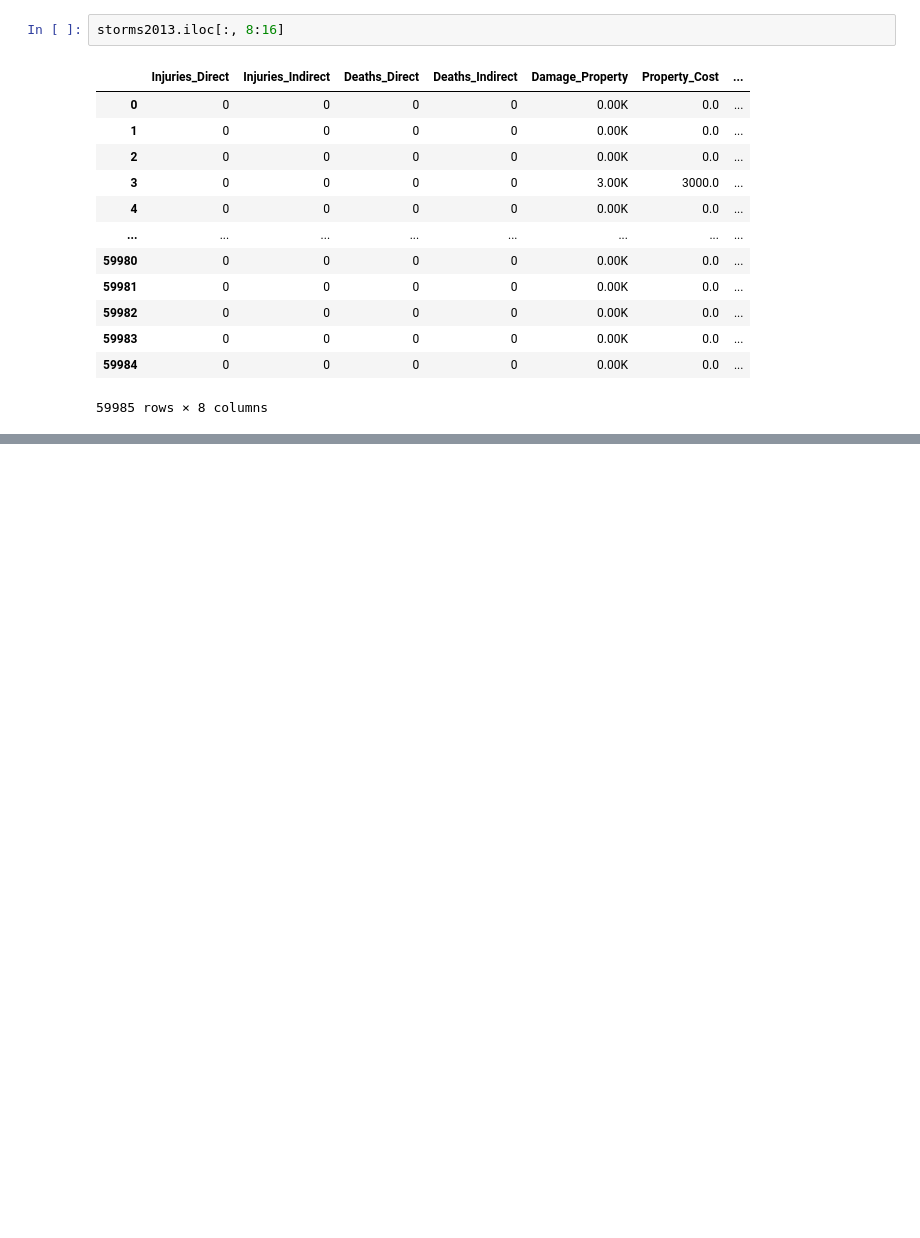
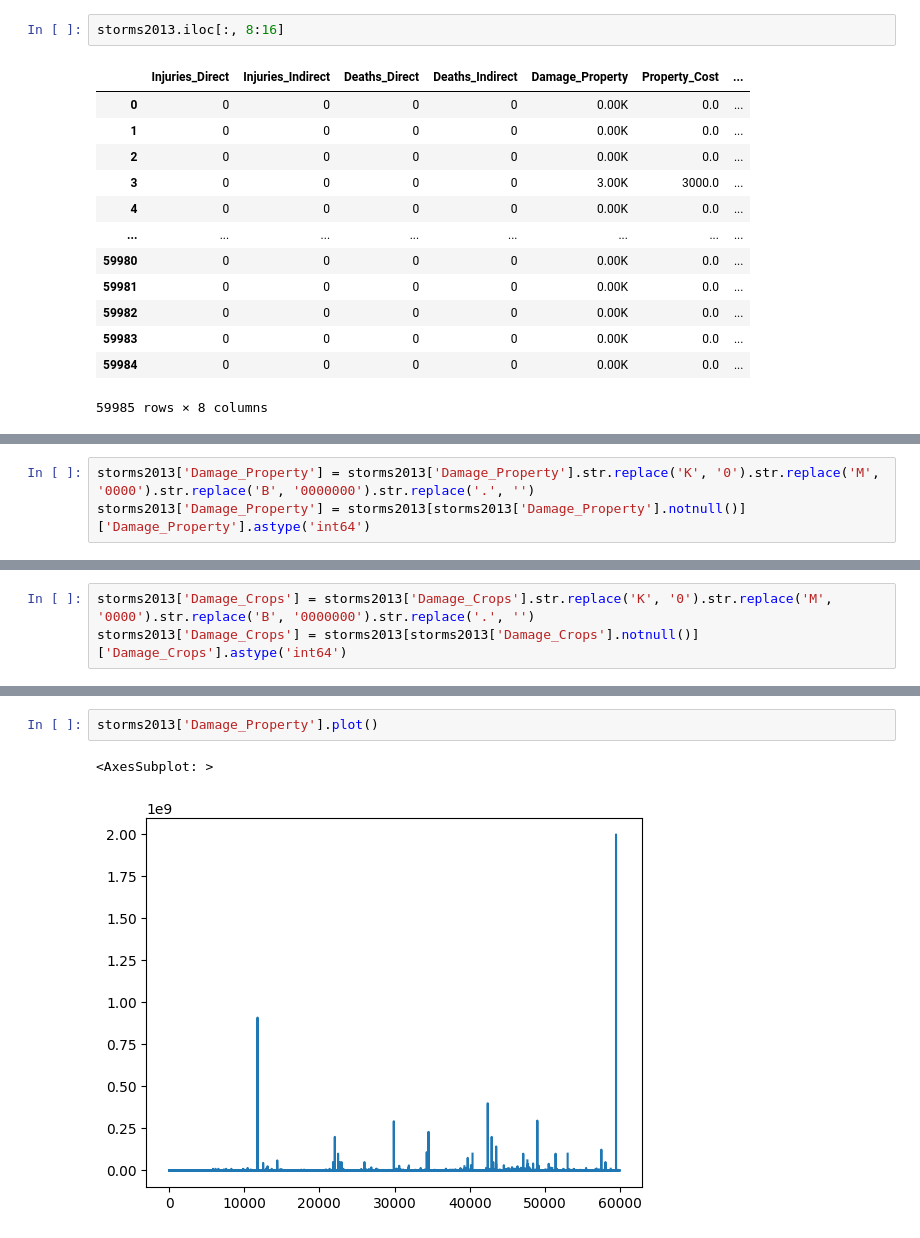
Before and after one commit to rauldgarcia/Data_analysis, a Jupyter notebook: CLASS 1/class_14.ipynb, the cells around one changed output, grey strips where cells are left out. Saved outputs shown, nothing was run; the diff lists cells and outputs as text; blank space fills up the shorter version.

```diff
--- a/CLASS 1/class_14.ipynb
+++ b/CLASS 1/class_14.ipynb
@@ -258,0 +259,3 @@ indices
+# %%
+storms2013['Damage_Property'] = storms2013['Damage_Property'].str.replace('K', '0').str.replace('M', '0000').str.replace('B', '0000000').str.replace('.', '')
+storms2013['Damage_Property'] = storms2013[storms2013['Damage_Property'].notnull()]['Damage_Property'].astype('int64')
@@ -258,0 +282,3 @@ indices
+# %%
+storms2013['Damage_Crops'] = storms2013['Damage_Crops'].str.replace('K', '0').str.replace('M', '0000').str.replace('B', '0000000').str.replace('.', '')
+storms2013['Damage_Crops'] = storms2013[storms2013['Damage_Crops'].notnull()]['Damage_Crops'].astype('int64')
@@ -258,0 +305,5 @@ indices
+# %%
+storms2013['Damage_Property'].plot()
+# %% [output]
+<AxesSubplot: >
+[figure, added]
```
Also changed, not shown: parts of 37 cells of this notebook, 1 other file.
